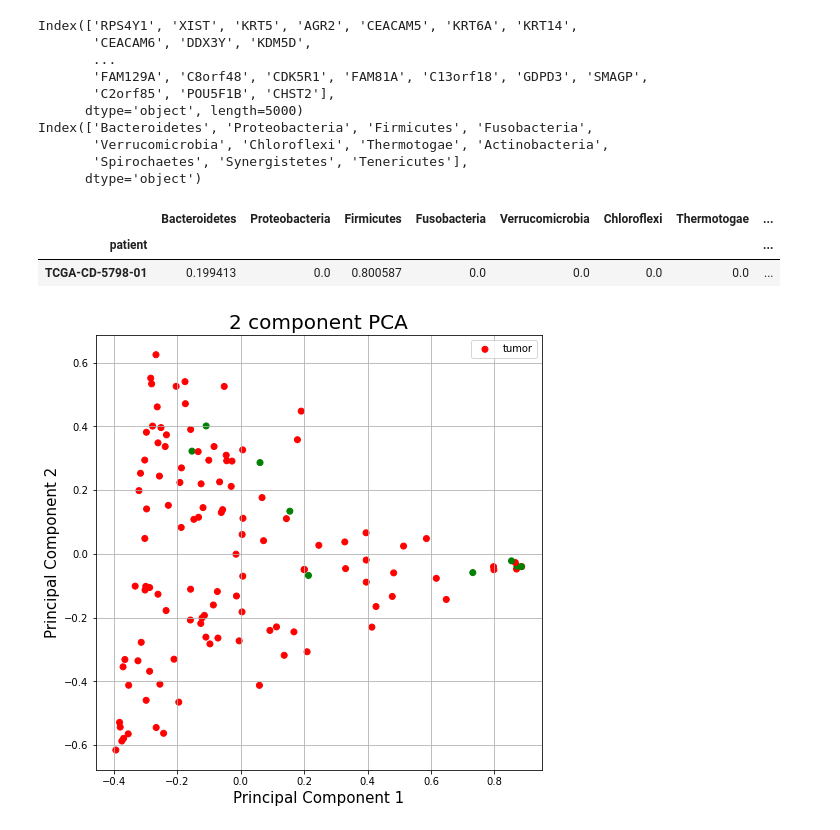
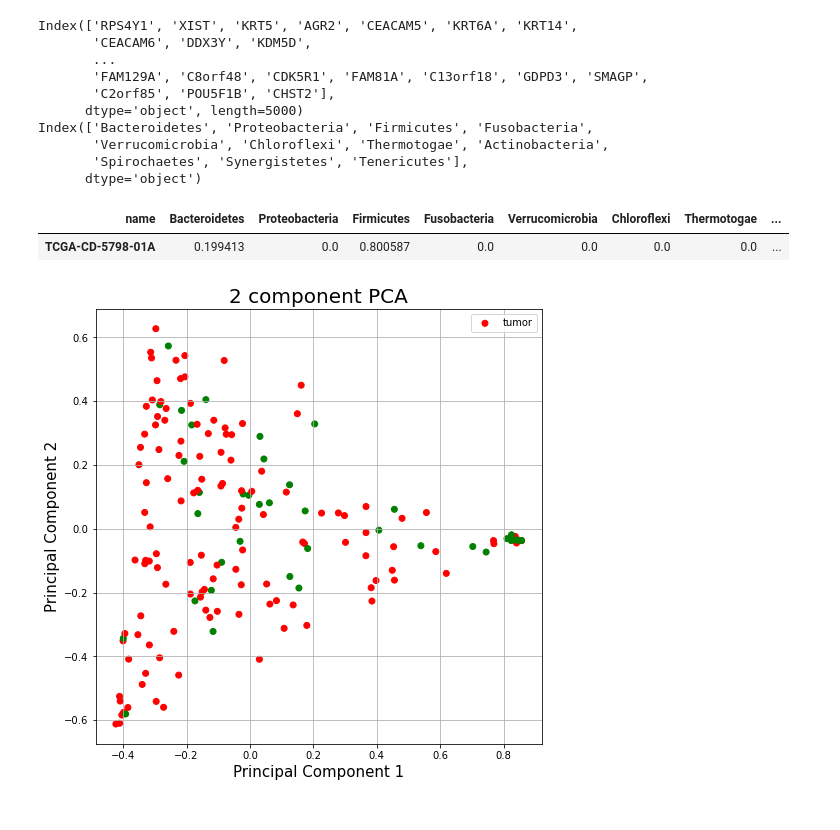
Before and after one commit to GdePaulo/Host-Microbial-Omics-Integration, a Jupyter notebook: visualization.ipynb, the cells around one changed output. Cells and saved outputs as stored; diff of their text form; code cells hidden in the pictures.

Commit message:
Add functionality to plot multiple graphs

```diff
--- a/visualization.ipynb
+++ b/visualization.ipynb
@@ -1,18 +1,35 @@
 # %%
 import pandas as pd
+import re
 # cancer = "HNSC"
 # cancer = "COAD"
 cancer = "STAD"
 d = pd.read_csv(f"Data/{cancer}/gene_biome_{cancer}.csv", index_col=0)
+b = pd.read_csv(f'Data/{cancer}/Microbial/bacteria.sample.relabund.phylum.txt', delimiter = "\t", index_col=0).T
+b["tumor"] = b.apply(lambda row: 1 if re.search(r"[0]..$",row.name) else 0, axis=1)
 # %%
 # Visualize data with PCA, making sure it's standardized
-y = d["tumor"]
-x = d.drop(["tumor"], axis=1)
+
+from sklearn.decomposition import PCA
+
+def splitData(d, target):
+    y = d[target]
+    x = d.drop([target], axis=1)
+    return x, y
+
+def getPCA(x):
+    pca = PCA(n_components=2)
+    pcs = pca.fit_transform(x)
+    pc_df = pd.DataFrame(data = pcs, columns = ['principal component 1', 'principal component 2'])
+    return pc_df
+x, y = splitData(d, "tumor")
+mb_all_x, mb_all_y = splitData(b, "tumor")
 d_ge = x.drop(x.columns[range(0,11)], axis=1)
 d_mb = x.iloc[:, range(0,11)]
 print(d_ge.columns)
 print(d_mb.columns)
 d_mb.head(1)
+b.head(1)
 # %% [output]
 Index(['RPS4Y1', 'XIST', 'KRT5', 'AGR2', 'CEACAM5', 'KRT6A', 'KRT14',
        'CEACAM6', 'DDX3Y', 'KDM5D',
@@ -24,6 +41,5 @@ Index(['Bacteroidetes', 'Proteobacteria', 'Firmicutes', 'Fusobacteria',
        'Verrucomicrobia', 'Chloroflexi', 'Thermotogae', 'Actinobacteria',
        'Spirochaetes', 'Synergistetes', 'Tenericutes'],
       dtype='object')
-|  | Bacteroidetes | Proteobacteria | Firmicutes | Fusobacteria | Verrucomicrobia | Chloroflexi | Thermotogae | ... |
-| patient |  |  |  |  |  |  |  | ... |
-| TCGA-CD-5798-01 | 0.199413 | 0.0 | 0.800587 | 0.0 | 0.0 | 0.0 | 0.0 | ... |
+| name | Bacteroidetes | Proteobacteria | Firmicutes | Fusobacteria | Verrucomicrobia | Chloroflexi | Thermotogae | ... |
+| TCGA-CD-5798-01A | 0.199413 | 0.0 | 0.800587 | 0.0 | 0.0 | 0.0 | 0.0 | ... |
@@ -37,18 +46,23 @@ pc_df_mb = pd.DataFrame(data = pcs_mb, columns = ['principal component 1', 'prin
+# %%
+pc_df = getPCA(d_ge)
+pc_df_mb = getPCA(d_mb)
+pc_df_mb_all = getPCA(mb_all_x)
 # %%
 # final_df = pd.concat([pc_df, ])
 import matplotlib
 import matplotlib.pyplot as plt
 fig = plt.figure(figsize = (8,8))
 ax = fig.add_subplot(1,1,1)
 ax.set_xlabel('Principal Component 1', fontsize = 15)
 ax.set_ylabel('Principal Component 2', fontsize = 15)
 ax.set_title('2 component PCA', fontsize = 20)
 targets = ['tumor']
 colors = ['g', 'r']
 # print(pc_df.iloc[:, 1].values)
 # plt.scatter(pc_df.iloc[:, 0].values, pc_df.iloc[:, 1].values, c=y.values, cmap=matplotlib.colors.ListedColormap(colors))
-plt.scatter(pc_df_mb.iloc[:, 0].values, pc_df_mb.iloc[:, 1].values, c=y.values, cmap=matplotlib.colors.ListedColormap(colors))
+# plt.scatter(pc_df_mb.iloc[:, 0].values, pc_df_mb.iloc[:, 1].values, c=y.values, cmap=matplotlib.colors.ListedColormap(colors))
+plt.scatter(pc_df_mb_all.iloc[:, 0].values, pc_df_mb_all.iloc[:, 1].values, c=mb_all_y.values, cmap=matplotlib.colors.ListedColormap(colors))
 ax.legend(targets)
 ax.grid()
 # %% [output]
-[figure, old version]
+[figure, new version]
```
Also changed, not shown: parts of 1 cell of this notebook.
